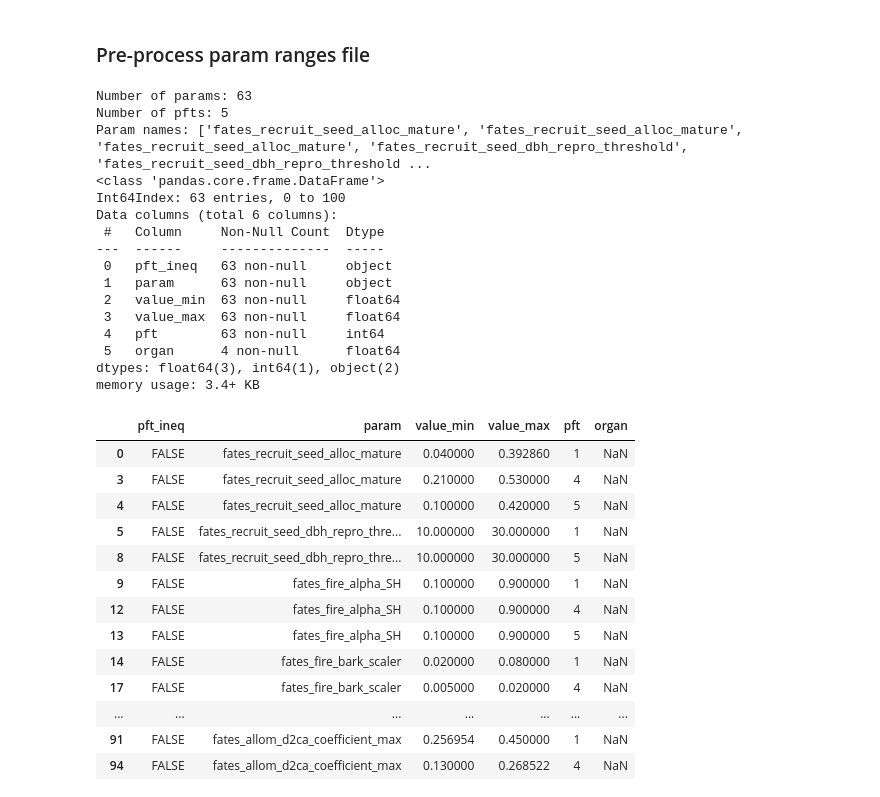
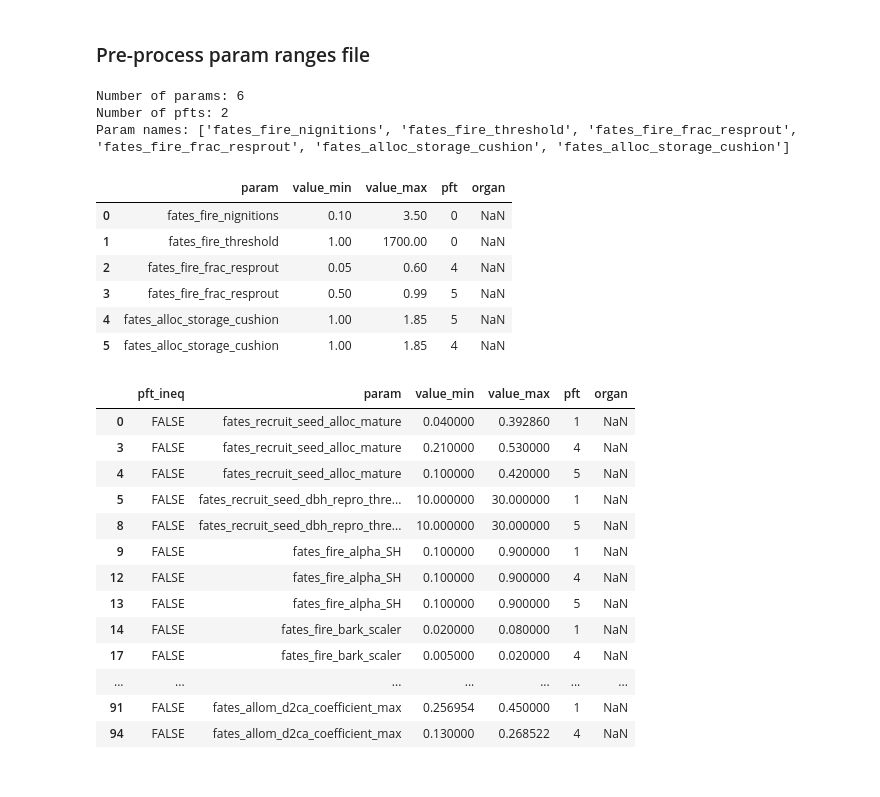
Before and after one commit to adamhb/california-fates, a Jupyter notebook: ensemble_tools/lhs_5pft_resprout_test_100323.ipynb, the cells around one changed output. Drawn from its saved outputs; the diff is of its cells as text; code cells hidden in the pictures.

Commit message:
resprout testing

```diff
--- a/ensemble_tools/lhs_5pft_resprout_test_100323.ipynb
+++ b/ensemble_tools/lhs_5pft_resprout_test_100323.ipynb
@@ -38,54 +43,48 @@ path_to_ensemble_param_files_root = '/glade/u/home/adamhb/ahb_params/fates_api_2
 
 pft_names = ['pine','cedar','fir','shrub','oak']
 base_param_file_name = 'ca_5pfts_100223_0152.nc'
 
 
 param_files_subdir = 'resprout_test_100323'
-n_inst = 216
+n_inst = 36
 
-param_ranges_full = pd.read_csv(os.path.join(path_to_ca_fates,'parameter_ranges/param_range_archive/param_ranges_100223.csv'))
-param_ranges_full = param_ranges_full[['pft_ineq','param', 'value_min', 'value_max', 'pft', 'organ']]
+param_ranges_full = pd.read_csv(os.path.join(path_to_ca_fates,'parameter_ranges/param_range_archive/param_ranges_resprout_test_100323.csv'))
+param_ranges_full = param_ranges_full[['param', 'value_min', 'value_max', 'pft', 'organ']]
 
 # Filter to params that we are going to sample from the LHS
-param_ranges = param_ranges_full.loc[param_ranges_full['pft_ineq'] == 'FALSE']
+param_ranges = param_ranges_full
 
 # Make sure min and max are floats
 convert_dict = {'value_min': float,
                 'value_max': float
                 }
 param_ranges = param_ranges.astype(convert_dict)
 
 # number of parameters
 n_params = len(param_ranges)
 print("Number of params:",n_params)
 
 # number of PFTs - some are global so subtract one
 n_pfts = max(len(pd.unique(param_ranges['pft'])) - 1, 1)
 print("Number of pfts:", n_pfts)
 
 param_names = list(param_ranges.param)
 print("Param names:",param_names)
 pfts = list(param_ranges.pft)
 organs = list(param_ranges.organ)
 
-param_ranges.info()
+param_ranges
 # %% [output]
-Number of params: 63
-Number of pfts: 5
-Param names: ['fates_recruit_seed_alloc_mature', 'fates_recruit_seed_alloc_mature', 'fates_recruit_seed_alloc_mature', 'fates_recruit_seed_dbh_repro_threshold', 'fates_recruit_seed_dbh_repro_threshold ...
-<class 'pandas.core.frame.DataFrame'>
-Int64Index: 63 entries, 0 to 100
-Data columns (total 6 columns):
- #   Column     Non-Null Count  Dtype
----  ------     --------------  -----
- 0   pft_ineq   63 non-null     object
- 1   param      63 non-null     object
- 2   value_min  63 non-null     float64
- 3   value_max  63 non-null     float64
- 4   pft        63 non-null     int64
- 5   organ      4 non-null      float64
-dtypes: float64(3), int64(1), object(2)
-memory usage: 3.4+ KB
+Number of params: 6
+Number of pfts: 2
+Param names: ['fates_fire_nignitions', 'fates_fire_threshold', 'fates_fire_frac_resprout', 'fates_fire_frac_resprout', 'fates_alloc_storage_cushion', 'fates_alloc_storage_cushion']
+|  | param | value_min | value_max | pft | organ |
+| 0 | fates_fire_nignitions | 0.10 | 3.50 | 0 | NaN |
+| 1 | fates_fire_threshold | 1.00 | 1700.00 | 0 | NaN |
+| 2 | fates_fire_frac_resprout | 0.05 | 0.60 | 4 | NaN |
+| 3 | fates_fire_frac_resprout | 0.50 | 0.99 | 5 | NaN |
+| 4 | fates_alloc_storage_cushion | 1.00 | 1.85 | 5 | NaN |
+| 5 | fates_alloc_storage_cushion | 1.00 | 1.85 | 4 | NaN |
 # %%
 param_ranges_inequalities = param_ranges_full.loc[param_ranges_full['pft_ineq'] != 'FALSE']
 # %%
```
Also changed, not shown: parts of 3 cells of this notebook, 2 other files.
